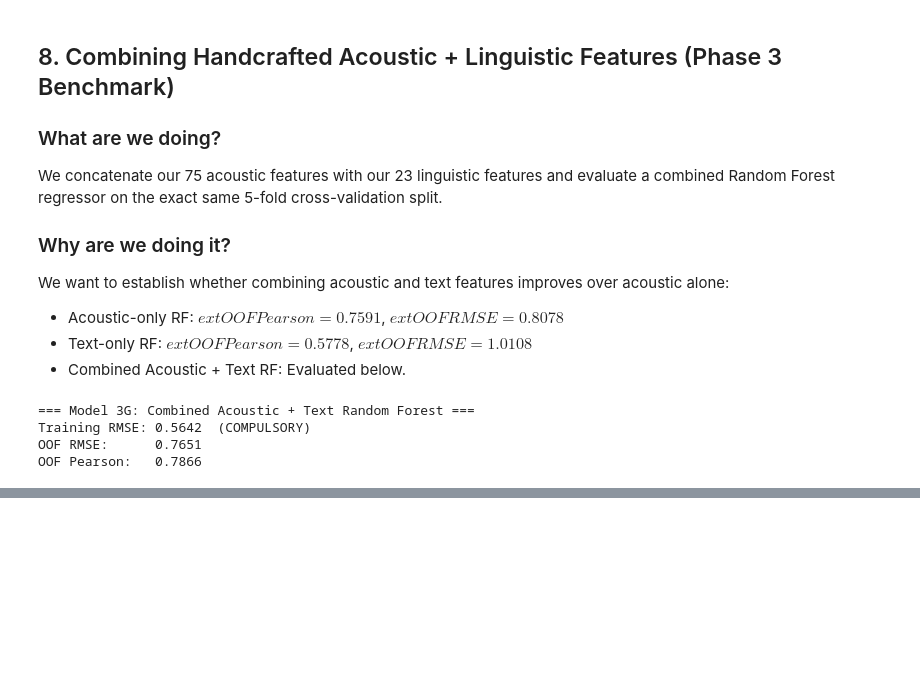
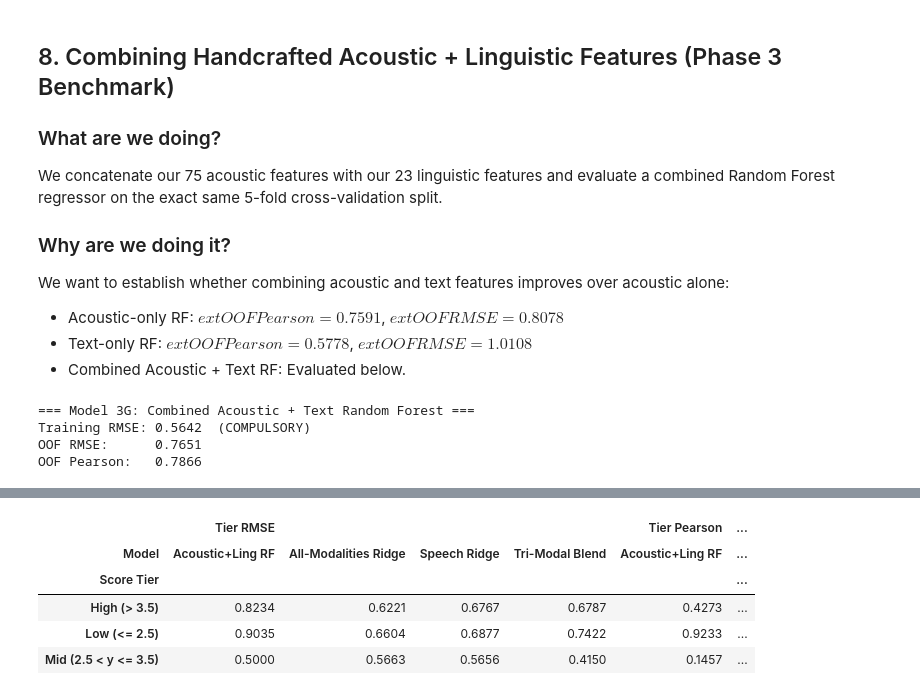
Before and after one commit to nandinikhandelwal120603/SHL_HIRING_ASSESMENT, a Jupyter notebook: notebook/shl_grammar_scoring.ipynb, the cells around one changed output, grey strips where cells are left out. Cells and saved outputs as stored; diff of their text form; code cells hidden in the pictures; blank space fills up the shorter version.

```diff
--- a/notebook/shl_grammar_scoring.ipynb
+++ b/notebook/shl_grammar_scoring.ipynb
@@ -1407,0 +1266,31 @@ The **weighted ensemble blend** ($73.7\%$ Acoustic+Linguistic Random Forest + $2
+# %%
+tier_masks = {
+    'Low (<= 2.5)': y_true <= 2.5,
+    'Mid (2.5 < y <= 3.5)': (y_true > 2.5) & (y_true <= 3.5),
+    'High (> 3.5)': y_true > 3.5
+}
+
+tier_models = [
+    ('Acoustic+Ling RF', oof_rf_m),
+    ('Speech Ridge', oof_sp_m),
+    ('All-Modalities Ridge', res_all_mod['oof_preds']),
+    ('Tri-Modal Blend', oof_tri_blend)
+]
+
+tier_data = []
+for tier_name, mask in tier_masks.items():
+    n_tier = int(np.sum(mask))
+    for m_name, preds in tier_models:
+        t_rmse = root_mean_squared_error(y_true[mask], preds[mask])
+        t_r = safe_pearsonr(y_true[mask], preds[mask])
+        tier_data.append({'Score Tier': tier_name, 'Count': n_tier, 'Model': m_name, 'Tier RMSE': round(t_rmse, 4), 'Tier Pearson': round(t_r, 4)})
+
+df_tiers = pd.DataFrame(tier_data)
+display(df_tiers.pivot(index='Score Tier', columns='Model', values=['Tier RMSE', 'Tier Pearson']))
+# %% [output]
+|  | Tier RMSE |  |  |  | Tier Pearson | ... |
+| Model | Acoustic+Ling RF | All-Modalities Ridge | Speech Ridge | Tri-Modal Blend | Acoustic+Ling RF | ... |
+| Score Tier |  |  |  |  |  | ... |
+| High (> 3.5) | 0.8234 | 0.6221 | 0.6767 | 0.6787 | 0.4273 | ... |
+| Low (<= 2.5) | 0.9035 | 0.6604 | 0.6877 | 0.7422 | 0.9233 | ... |
+| Mid (2.5 < y <= 3.5) | 0.5000 | 0.5663 | 0.5656 | 0.4150 | 0.1457 | ... |
```
Also changed, not shown: parts of 46 cells of this notebook, 3 other files.
